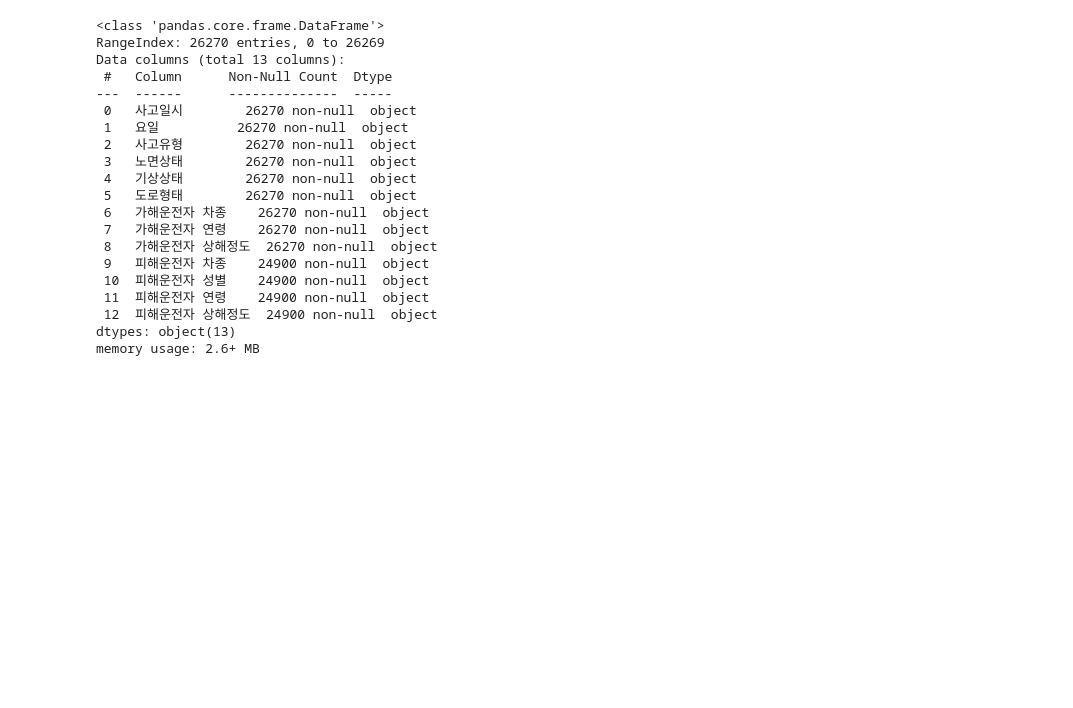
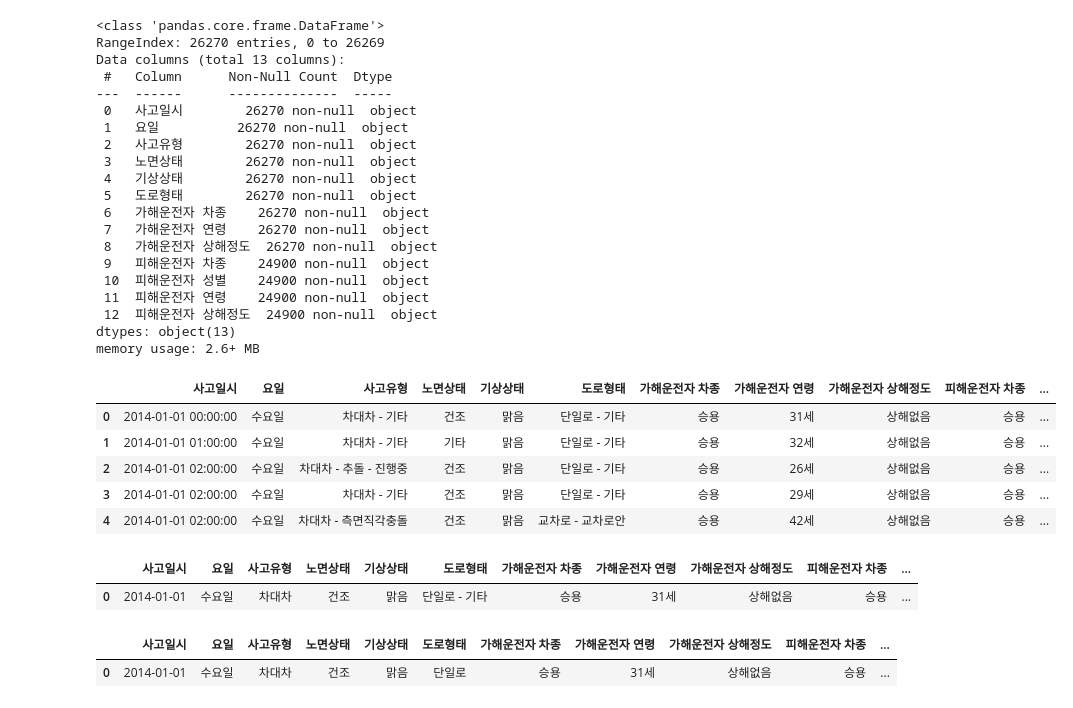
Before and after one commit to Youngjun-Taia/hangover, a Jupyter notebook: data_concat.ipynb, the cells around one changed output. Saved outputs shown, nothing was run; the diff lists cells and outputs as text; code cells hidden in the pictures; blank space fills up the shorter version.

```diff
--- a/data_concat.ipynb
+++ b/data_concat.ipynb
@@ -121,3 +121,16 @@ Data columns (total 13 columns):
  12  피해운전자 상해정도  24900 non-null  object
 dtypes: object(13)
 memory usage: 2.6+ MB
+# %%
+data['사고일시'] = pd.to_datetime(data['사고일시'], format='%Y년 %m월 %d일 %H시')
+data['사고날짜'] = data['사고일시'].dt.date
+data['사고시간'] = data['사고일시'].dt.time
+# %%
+data.head()
+# %% [output]
+|  | 사고일시 | 요일 | 사고유형 | 노면상태 | 기상상태 | 도로형태 | 가해운전자 차종 | 가해운전자 연령 | 가해운전자 상해정도 | 피해운전자 차종 | ... |
+| 0 | 2014-01-01 00:00:00 | 수요일 | 차대차 - 기타 | 건조 | 맑음 | 단일로 - 기타 | 승용 | 31세 | 상해없음 | 승용 | ... |
+| 1 | 2014-01-01 01:00:00 | 수요일 | 차대차 - 기타 | 기타 | 맑음 | 단일로 - 기타 | 승용 | 32세 | 상해없음 | 승용 | ... |
+| 2 | 2014-01-01 02:00:00 | 수요일 | 차대차 - 추돌 - 진행중 | 건조 | 맑음 | 단일로 - 기타 | 승용 | 26세 | 상해없음 | 승용 | ... |
+| 3 | 2014-01-01 02:00:00 | 수요일 | 차대차 - 기타 | 건조 | 맑음 | 단일로 - 기타 | 승용 | 29세 | 상해없음 | 승용 | ... |
+| 4 | 2014-01-01 02:00:00 | 수요일 | 차대차 - 측면직각충돌 | 건조 | 맑음 | 교차로 - 교차로안 | 승용 | 42세 | 상해없음 | 승용 | ... |
@@ -123,0 +139,5 @@ memory usage: 2.6+ MB
+# %%
+data.head(1)
+# %% [output]
+|  | 사고일시 | 요일 | 사고유형 | 노면상태 | 기상상태 | 도로형태 | 가해운전자 차종 | 가해운전자 연령 | 가해운전자 상해정도 | 피해운전자 차종 | ... |
+| 0 | 2014-01-01 | 수요일 | 차대차 | 건조 | 맑음 | 단일로 - 기타 | 승용 | 31세 | 상해없음 | 승용 | ... |
@@ -123,0 +146,5 @@ memory usage: 2.6+ MB
+# %%
+data.head(1)
+# %% [output]
+|  | 사고일시 | 요일 | 사고유형 | 노면상태 | 기상상태 | 도로형태 | 가해운전자 차종 | 가해운전자 연령 | 가해운전자 상해정도 | 피해운전자 차종 | ... |
+| 0 | 2014-01-01 | 수요일 | 차대차 | 건조 | 맑음 | 단일로 | 승용 | 31세 | 상해없음 | 승용 | ... |
```
Also changed, not shown: parts of 23 cells of this notebook, 1 other file.
